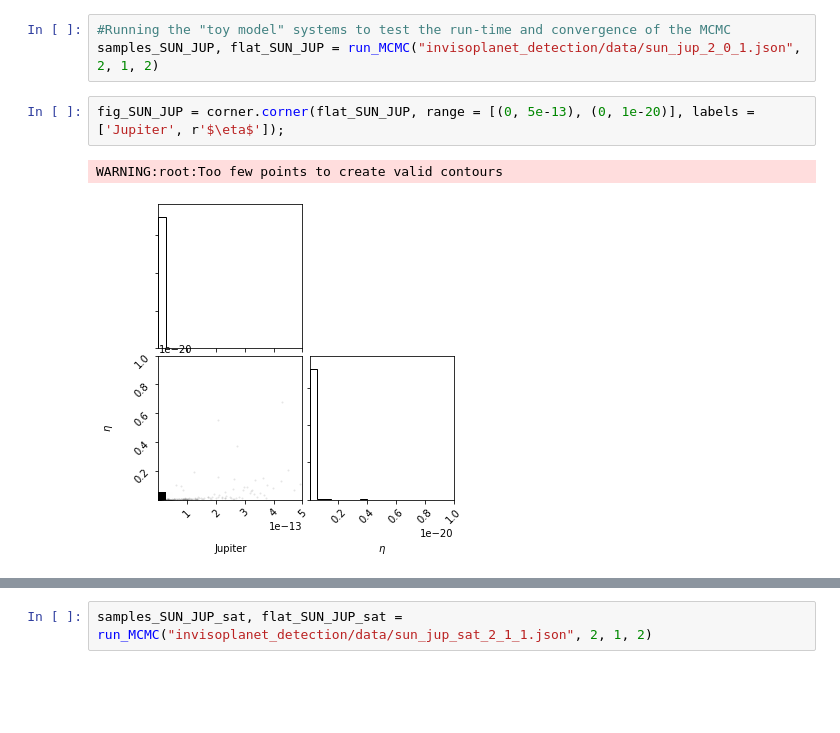
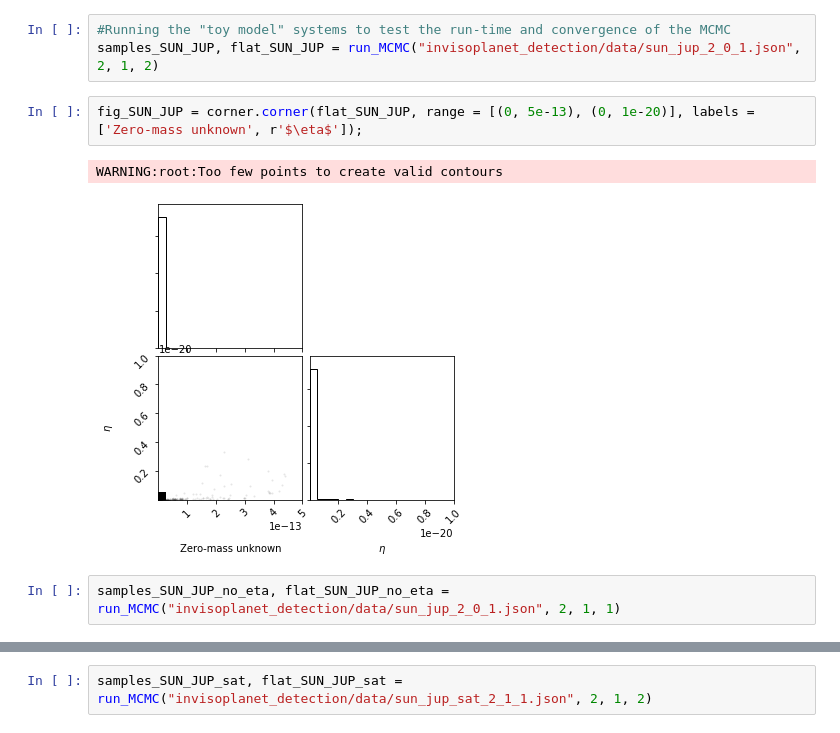
Before and after one commit to MDAddario/invisoplanet_detection, a Jupyter notebook: Running_MCMC.ipynb, the cells around one changed output, grey strips where cells are left out. Cells and saved outputs as stored; diff of their text form; blank space fills up the shorter version.

```diff
--- a/Running_MCMC.ipynb
+++ b/Running_MCMC.ipynb
@@ -53,7 +78,9 @@ def run_MCMC(filepath, known_bodies, unknown_bodies, num_dim, surrogate_points =
 #Running the "toy model" systems to test the run-time and convergence of the MCMC
 samples_SUN_JUP, flat_SUN_JUP = run_MCMC("invisoplanet_detection/data/sun_jup_2_0_1.json", 2, 1, 2)
 # %%
-fig_SUN_JUP = corner.corner(flat_SUN_JUP, range = [(0, 5e-13), (0, 1e-20)], labels = ['Jupiter', r'$\eta$']);
+fig_SUN_JUP = corner.corner(flat_SUN_JUP, range = [(0, 5e-13), (0, 1e-20)], labels = ['Zero-mass unknown', r'$\eta$']);
 # %% [output]
 WARNING:root:Too few points to create valid contours
-[figure, old version]
+[figure, new version]
+# %%
+samples_SUN_JUP_no_eta, flat_SUN_JUP_no_eta = run_MCMC("invisoplanet_detection/data/sun_jup_2_0_1.json", 2, 1, 1)
```
Also changed, not shown: parts of 11 cells of this notebook.
